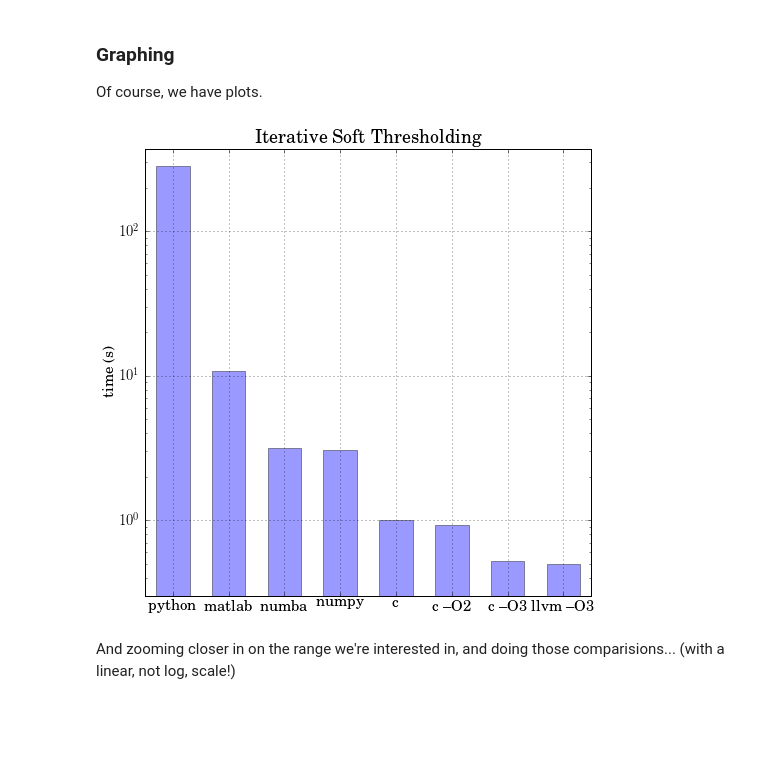
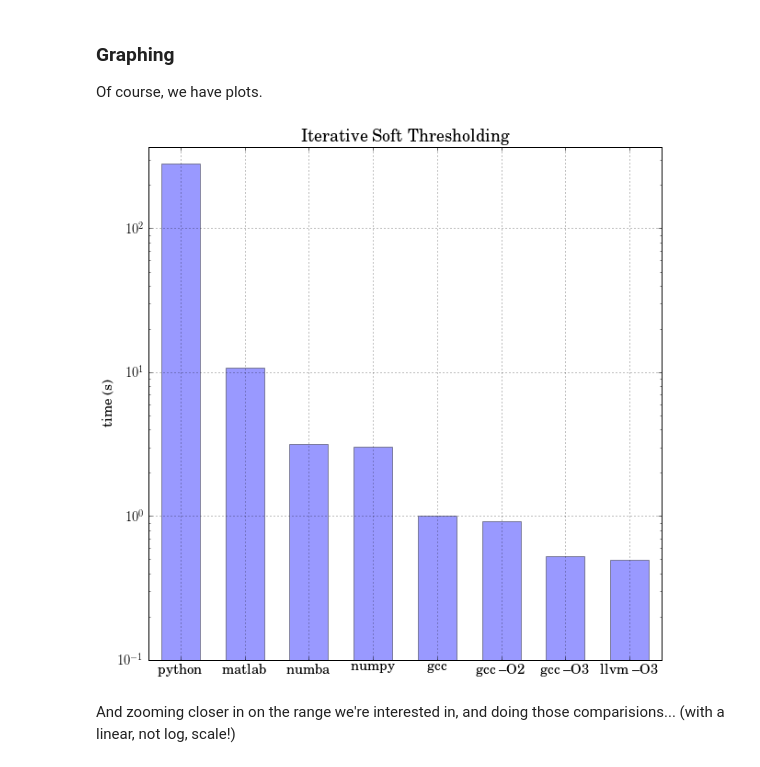
Before and after one commit to stsievert/side-projects, a Jupyter notebook: matlab_vs_python/Python vs Numba vs Matlab vs C.ipynb, the cells around one changed output. Drawn from its saved outputs; the diff is of its cells as text; code cells hidden in the pictures; blank space fills up the shorter version.

```diff
--- a/matlab_vs_python/Python vs Numba vs Matlab vs C.ipynb
+++ b/matlab_vs_python/Python vs Numba vs Matlab vs C.ipynb
@@ -150,31 +150,32 @@ Of course, we have plots.
 # %%
 from pylab import *
 
 labels = ['\\textrm{python}',  '\\textrm{numpy}', '\\textrm{numba}', \
-    '\\textrm{matlab}', '\\textrm{c}', '\\textrm{c --O2}', \
-    '\\textrm{c --O3}', '\\textrm{llvm --O3}']
+    '\\textrm{matlab}', '\\textrm{gcc}', '\\textrm{gcc --O2}', \
+    '\\textrm{gcc --O3}', '\\textrm{llvm --O3}']
 timings = [python, numpy, numba, matlab, c, c_O2, c_O3, c_llvm]
 x = np.arange(len(labels))
 
-# plotting from max to min times
+# plotting from slowest to fastest
 i = argsort(timings)
 timings = sort(timings)[::-1]
 labels = asarray(labels)
 labels = labels[i][::-1]
+fastest = timings[-1]
 
-figure(figsize=(8, 8))
+figure(figsize=(10,10))
 matplotlib.rcParams.update({'font.size': 15})
 ax = plt.axes(xticks=x, yscale='log')
 ax.bar(x - 0.3, timings, width=0.6, alpha=0.4, bottom=1E-6)
 ax.grid()
 ax.set_xlim(-0.5, len(labels) - 0.5)
-ax.set_ylim(3E-1, python*1.3)
+ax.set_ylim(1E-1, python*1.3)
 ax.xaxis.set_major_formatter(plt.FuncFormatter(lambda i, loc: labels[int(i)]))
 ax.set_ylabel('\\textrm{time (s)}')
 ax.set_title("\\textrm{Iterative Soft Thresholding}")
 show()
 # %% [output]
-[figure, old version]
+[figure, new version]
 # %% [markdown]
 And zooming closer in on the range we're interested in, and doing those comparisions... (with a linear, not log, scale!)
 # %%
```
Also changed, not shown: parts of 5 cells of this notebook, 5 other files.
